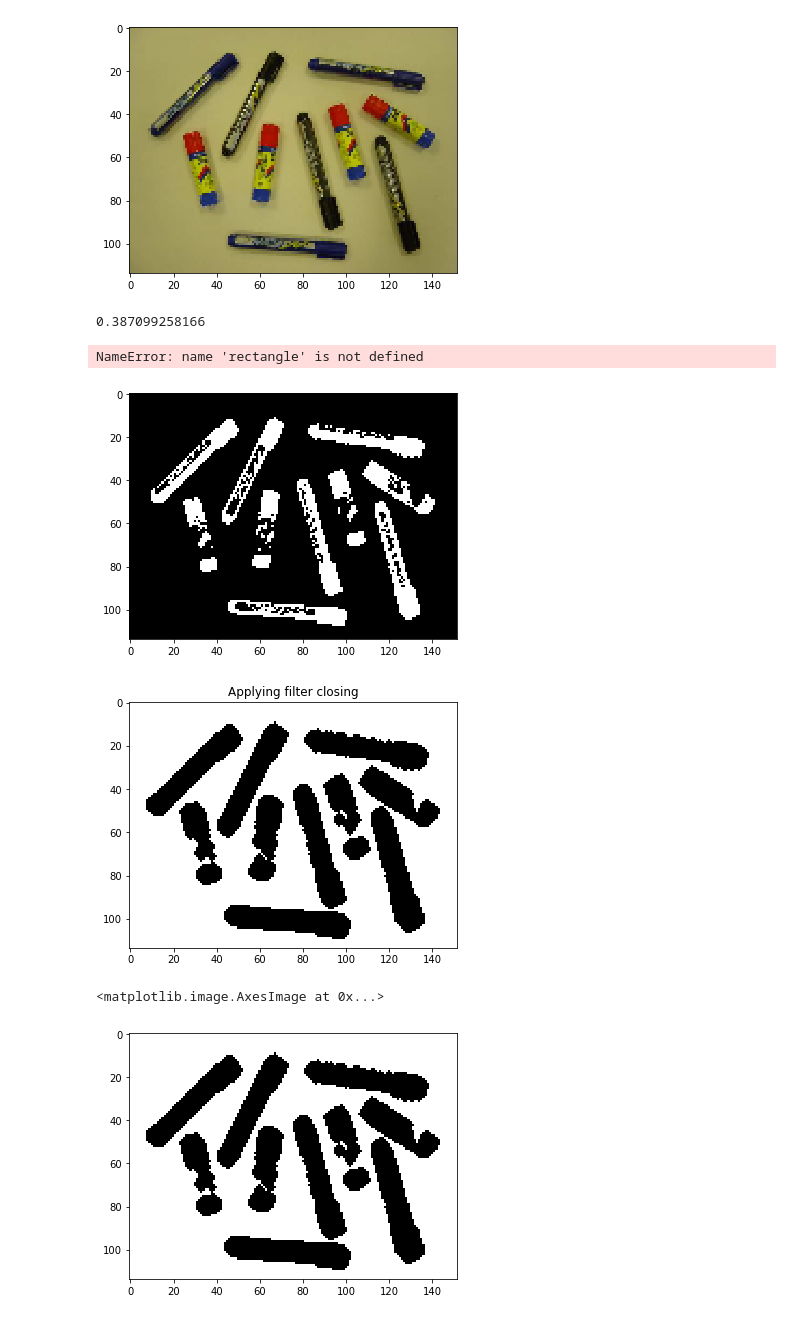
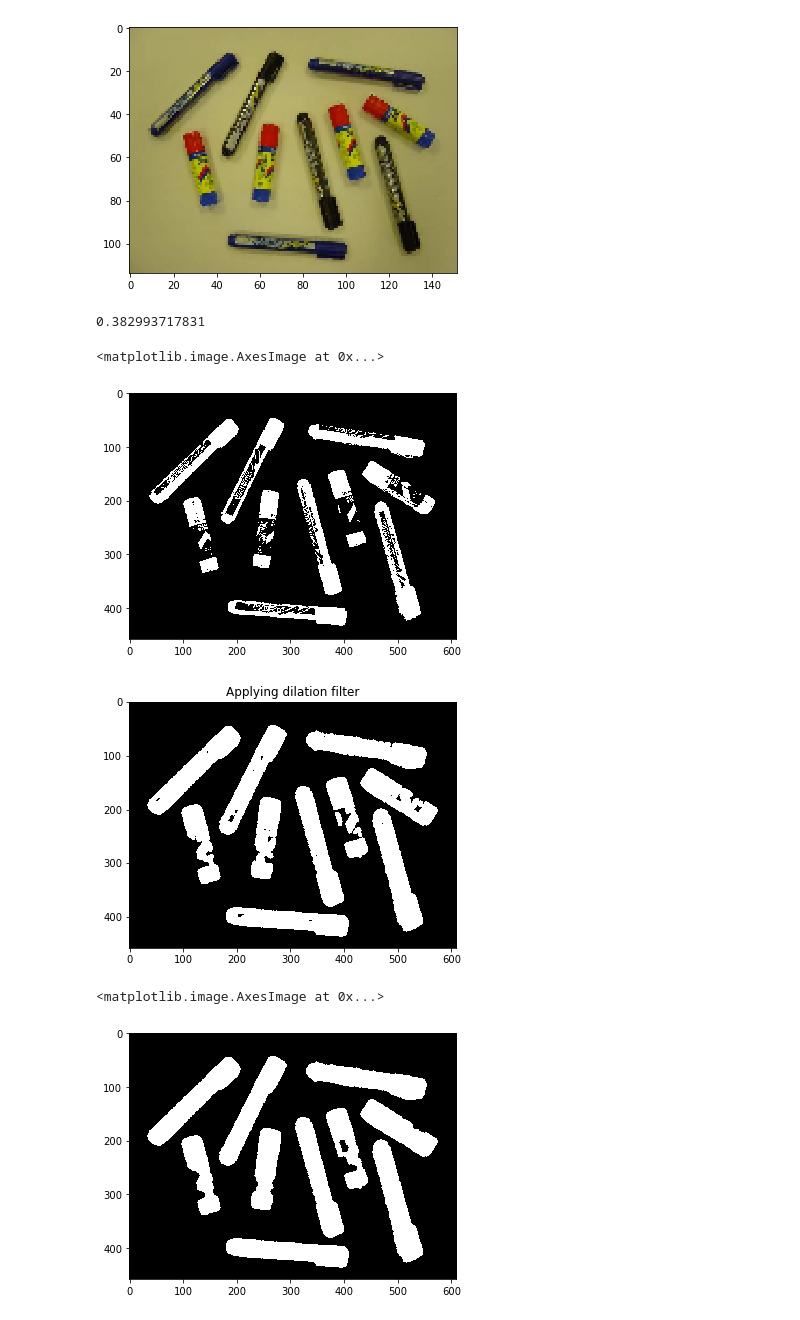
Before and after one commit to lilivalencia21/B31XB-IIP-TP-1718, a Jupyter notebook: 5-morpho-segmentation/5-morpho-segmentation.ipynb, the cells around one changed output. Drawn from its saved outputs; the diff is of its cells as text; code cells hidden in the pictures.

```diff
--- a/5-morpho-segmentation/5-morpho-segmentation.ipynb
+++ b/5-morpho-segmentation/5-morpho-segmentation.ipynb
@@ -250,29 +253,29 @@ io.imshow (objects_rescale)
 # %%
 from skimage.morphology import binary_dilation
 
-objects_grey = rgb2gray(objects_rescale)
+objects_grey = rgb2gray(objects_ubyte)
 thresh = threshold_otsu(objects_grey)
 print(thresh)
 
-#binary = objects_grey < thresh
-#io.imshow(binary, cmap=plt.cm.gray)
+binary = objects_grey < thresh
+io.imshow(binary, cmap=plt.cm.gray)
 
 #image_d = morphology.binary_dilation(binary, selem = rectangle(10,5))
-plt.figure()
-io.imshow(image_d)
+#plt.figure()
+#io.imshow(image_d)
 # %% [output]
-0.387099258166
+0.382993717831
-NameError: name 'rectangle' is not defined
+<matplotlib.image.AxesImage at 0x...>
-[figure, old version]
+[figure, new version]
 # %%
-objects_clean = morphology.erosion(binary > thresh, disk(2))
+objects_clean = morphology.dilation(binary, disk(4))
 io.imshow(objects_clean)
-plt.title('Applying filter closing')
-objects_filt=morphology.closing(objects_clean, disk(1))
+plt.title('Applying dilation filter')
+objects_filt=morphology.closing(objects_clean, disk(5))
 plt.show()
 io.imshow (objects_filt)
 # %% [output]
-[figure, old version]
+[figure, new version]
 <matplotlib.image.AxesImage at 0x...>
-[figure, old version]
+[figure, new version]
 # %%
```
Also changed, not shown: parts of 3 cells of this notebook.
